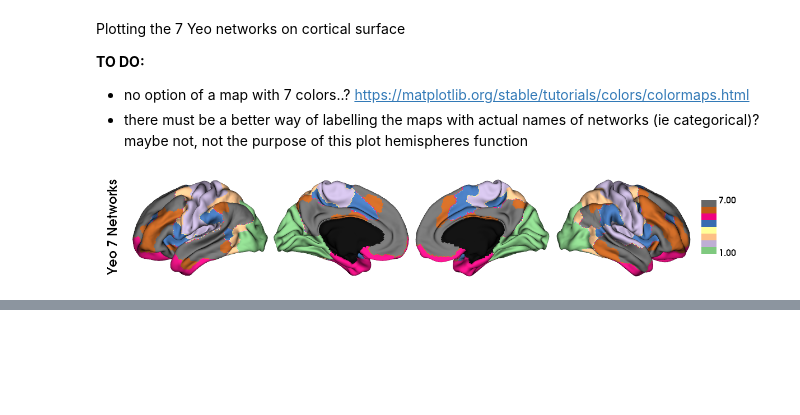
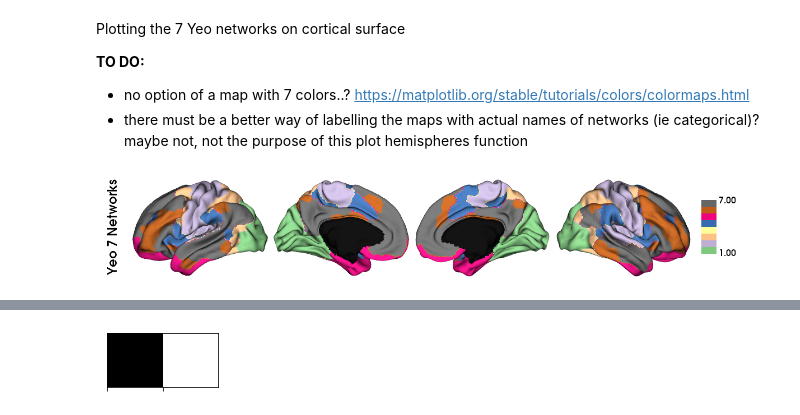
Before and after one commit to biancaserio/sex_diff_gradients, a Jupyter notebook: scripts/help.ipynb, the cells around one changed output, grey strips where cells are left out. Drawn from its saved outputs; the diff is of its cells as text; code cells hidden in the pictures; blank space fills up the shorter version.

```diff
--- a/scripts/help.ipynb
+++ b/scripts/help.ipynb
@@ -292,0 +303,5 @@ plot_hemispheres(surf_lh, surf_rh, array_name=networks, embed_nb = True, size=(1
+# %%
+custom_palette = sns.color_palette(["black", "white"])
+sns.palplot(custom_palette)
+# %% [output]
+[figure, added]
```
Also changed, not shown: parts of 2 cells of this notebook.
